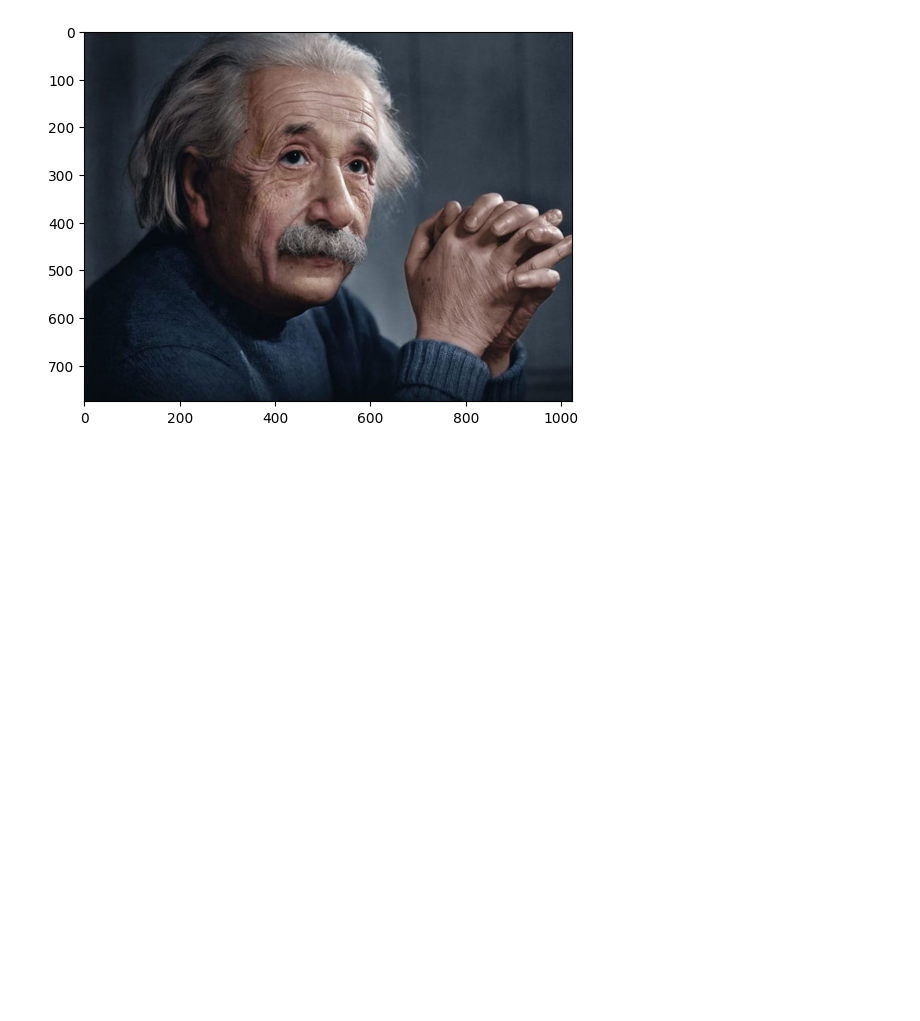
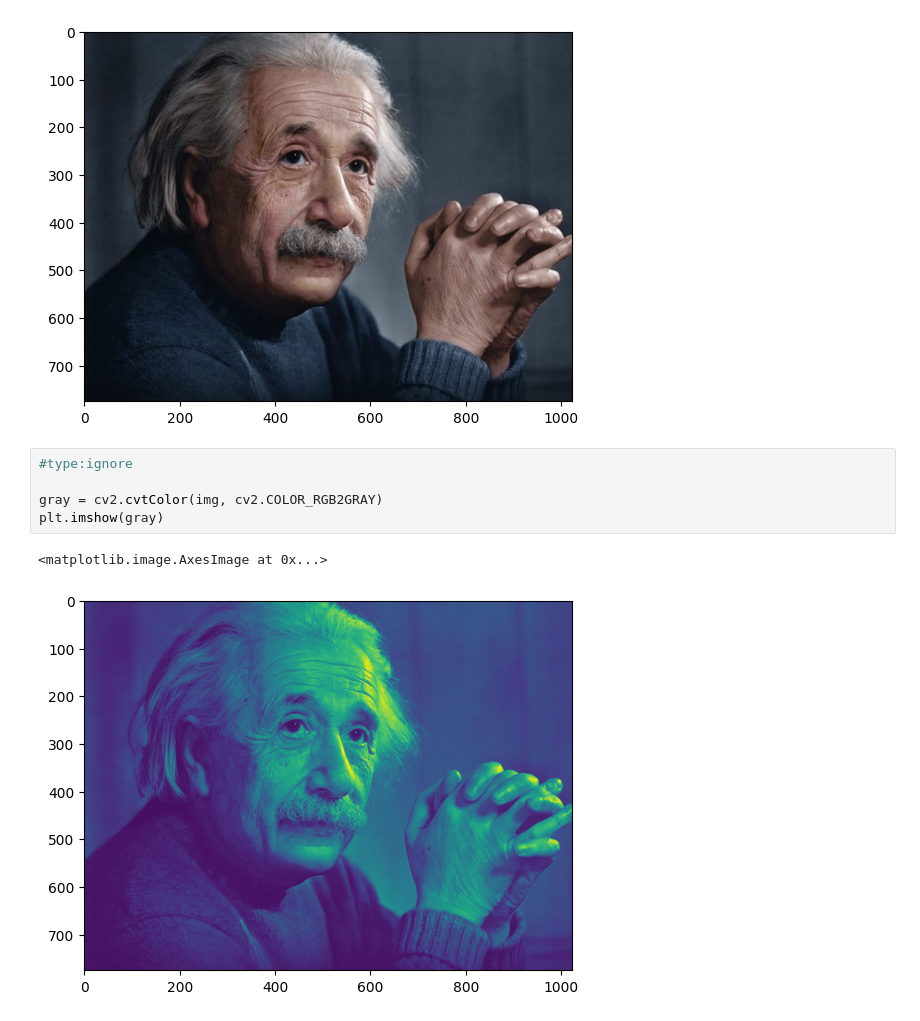
Before and after one commit to cmd-cosmos/learning, a Jupyter notebook: fun-programs/python/misc/cartoonify.ipynb, the cells around one changed output. Drawn from its saved outputs; the diff is of its cells as text; blank space fills up the shorter version.

Commit message:
added a gray scale version of the same image

```diff
--- a/fun-programs/python/misc/cartoonify.ipynb
+++ b/fun-programs/python/misc/cartoonify.ipynb
@@ -12,3 +12,11 @@ plt.imshow(img)
 # %% [output]
 <matplotlib.image.AxesImage at 0x...>
 [figure]
+# %%
+#type:ignore
+
+gray = cv2.cvtColor(img, cv2.COLOR_RGB2GRAY)
+plt.imshow(gray)
+# %% [output]
+<matplotlib.image.AxesImage at 0x...>
+[figure, added]
```
